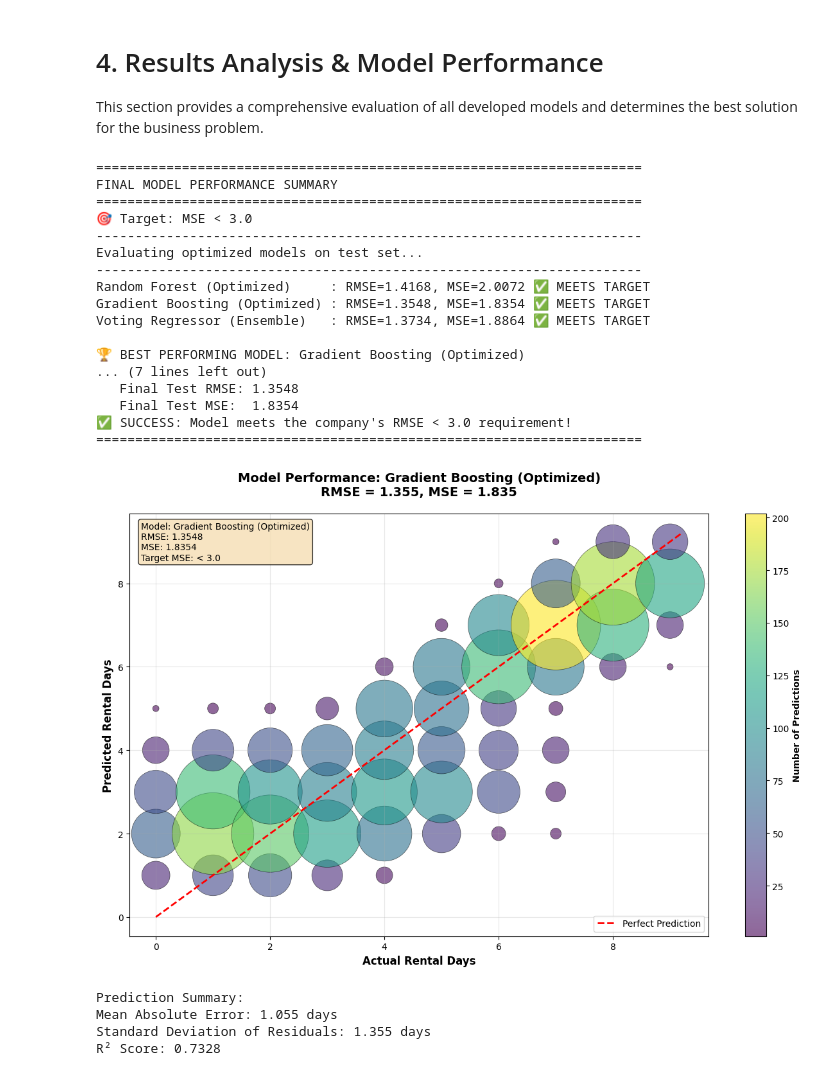
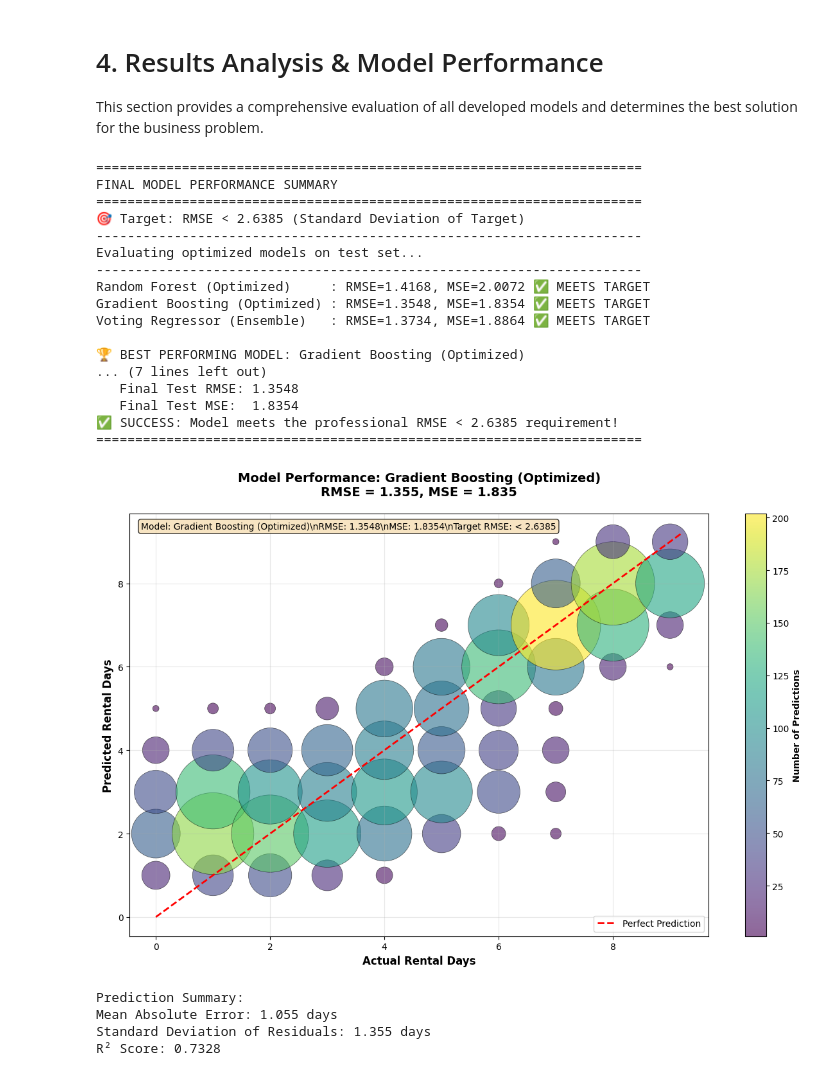
Before and after one commit to Alaeddin-B/Movie-Rental-Durations-Predictor, a Jupyter notebook: notebook.ipynb, the cells around one changed output. Cells and saved outputs as stored; diff of their text form; code cells hidden in the pictures.

```diff
--- a/notebook.ipynb
+++ b/notebook.ipynb
@@ -288,6 +288,10 @@ X_train, X_test, y_train, y_test = train_test_split(
     X, y, test_size=TEST_SIZE, random_state=RANDOM_STATE
 )
 
+# Set professional target: RMSE should be less than standard deviation of target
+TARGET_RMSE = np.std(y_train)
+print(f"\nProfessional Target Set: RMSE < {TARGET_RMSE:.4f} (std of target variable)")
+
 # Standardize features for models that require it
 scaler = StandardScaler()
 X_train_scaled = scaler.fit_transform(X_train)
@@ -354,9 +355,8 @@ for name, model in baseline_models.items():
         rmse = train_and_evaluate_model(model, X_train, y_train, X_test, y_test)
 
     baseline_results[name] = {'RMSE': rmse, 'MSE': rmse**2}
-    mse_status = "✅" if rmse**2 < TARGET_MSE else "❌"
-    print(f"{name:<25}: RMSE={rmse:.4f}, MSE={rmse**2:.4f} {mse_status}")
-
+    rmse_status = "✅" if rmse < TARGET_RMSE else "❌"
+    print(f"{name:<25}: RMSE={rmse:.4f}, MSE={rmse**2:.4f} {rmse_status}")
 # Find best baseline model
 best_baseline = min(baseline_results.items(), key=lambda x: x[1]['RMSE'])
 print(f"\n🏆 Best baseline model: {best_baseline[0]}")
@@ -562,7 +562,7 @@ Final Model Performance Summary
 print("=" * 70)
 print("FINAL MODEL PERFORMANCE SUMMARY")
 print("=" * 70)
-print(f"🎯 Target: MSE < {TARGET_MSE}")
+print(f"🎯 Target: RMSE < {TARGET_RMSE:.4f} (Standard Deviation of Target)")
 print("-" * 70)
 
 # Evaluate all optimized models on test set
@@ -587,7 +587,7 @@ for model_name, model in final_models.items():
         'mse': test_mse
     }
 
-    status = "✅ MEETS TARGET" if test_rmse < TARGET_MSE else "❌ ABOVE TARGET"
+    status = "✅ MEETS TARGET" if test_rmse < TARGET_RMSE else "❌ ABOVE TARGET"
     print(f"{model_name:<30}: RMSE={test_rmse:.4f}, MSE={test_mse:.4f} {status}")
 
 # Determine best model
@@ -598,8 +598,8 @@ print(f"\n🏆 BEST PERFORMING MODEL: {best_model_name}")
 print(f"   Final Test RMSE: {best_model_info['rmse']:.4f}")
 print(f"   Final Test MSE:  {best_model_info['mse']:.4f}")
 
-if best_model_info['rmse'] < TARGET_MSE:
-    print(f"✅ SUCCESS: Model meets the company's RMSE < {TARGET_MSE} requirement!")
+if best_model_info['rmse'] < TARGET_RMSE:
+    print(f"✅ SUCCESS: Model meets the professional RMSE < {TARGET_RMSE:.4f} requirement!")
 else:
     print(f"❌ Target not met - further optimization needed.")
 
@@ -608,7 +608,7 @@ print("=" * 70)
 ======================================================================
 FINAL MODEL PERFORMANCE SUMMARY
 ======================================================================
-🎯 Target: MSE < 3.0
+🎯 Target: RMSE < 2.6385 (Standard Deviation of Target)
 ----------------------------------------------------------------------
 Evaluating optimized models on test set...
 ----------------------------------------------------------------------
@@ -620,7 +620,7 @@ Voting Regressor (Ensemble)   : RMSE=1.3734, MSE=1.8864 ✅ MEETS TARGET
 ... (7 lines left out)
    Final Test RMSE: 1.3548
    Final Test MSE:  1.8354
-✅ SUCCESS: Model meets the company's RMSE < 3.0 requirement!
+✅ SUCCESS: Model meets the professional RMSE < 2.6385 requirement!
 ======================================================================
 # %%
 """
@@ -664,35 +664,35 @@ plt.plot([min_val, max_val], [min_val, max_val], 'r--', lw=2, label='Perfect Pre
 # Customize the plot
 plt.xlabel('Actual Rental Days', fontsize=12, fontweight='bold')
 plt.ylabel('Predicted Rental Days', fontsize=12, fontweight='bold')
 plt.title(f'Model Performance: {best_model_name}\nRMSE = {best_model_info["rmse"]:.3f}, MSE = {best_model_info["mse"]:.3f}',
           fontsize=14, fontweight='bold', pad=20)
 
 # Add colorbar
 cbar = plt.colorbar(scatter)
 cbar.set_label('Number of Predictions', fontsize=10, fontweight='bold')
 
 # Add legend and grid
 plt.legend(fontsize=10)
 plt.grid(True, alpha=0.3)
 
 # Make the plot look more professional
 plt.tight_layout()
 
 # Add text box with model performance
-textstr = f'Model: {best_model_name}\nRMSE: {best_model_info["rmse"]:.4f}\nMSE: {best_model_info["mse"]:.4f}\nTarget MSE: < {TARGET_MSE}'
+textstr = f'Model: {best_model_name}\\nRMSE: {best_model_info["rmse"]:.4f}\\nMSE: {best_model_info["mse"]:.4f}\\nTarget RMSE: < {TARGET_RMSE:.4f}'
 props = dict(boxstyle='round', facecolor='wheat', alpha=0.8)
 plt.text(0.02, 0.98, textstr, transform=plt.gca().transAxes, fontsize=10,
          verticalalignment='top', bbox=props)
 
 plt.show()
 
 # Print summary statistics
 print("\nPrediction Summary:")
 print(f"Mean Absolute Error: {np.mean(np.abs(y_test - y_pred_best)):.3f} days")
 print(f"Standard Deviation of Residuals: {np.std(y_test - y_pred_best):.3f} days")
 print(f"R² Score: {best_model.score(X_test, y_test):.4f}")
 # %% [output]
-[figure, old version]
+[figure, new version]
 Prediction Summary:
 Mean Absolute Error: 1.055 days
 Standard Deviation of Residuals: 1.355 days
```
Also changed, not shown: parts of 6 cells of this notebook, 1 other file.
